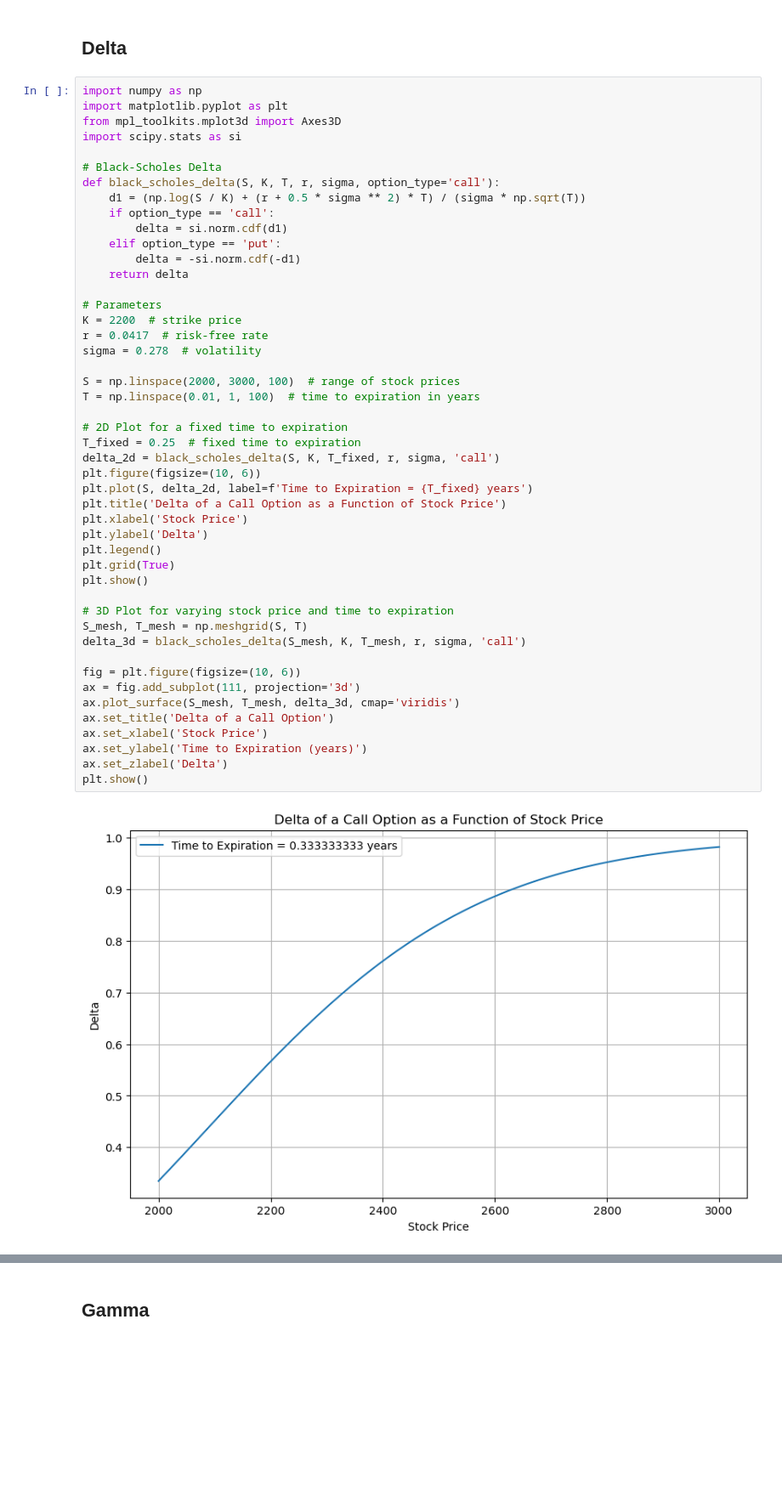
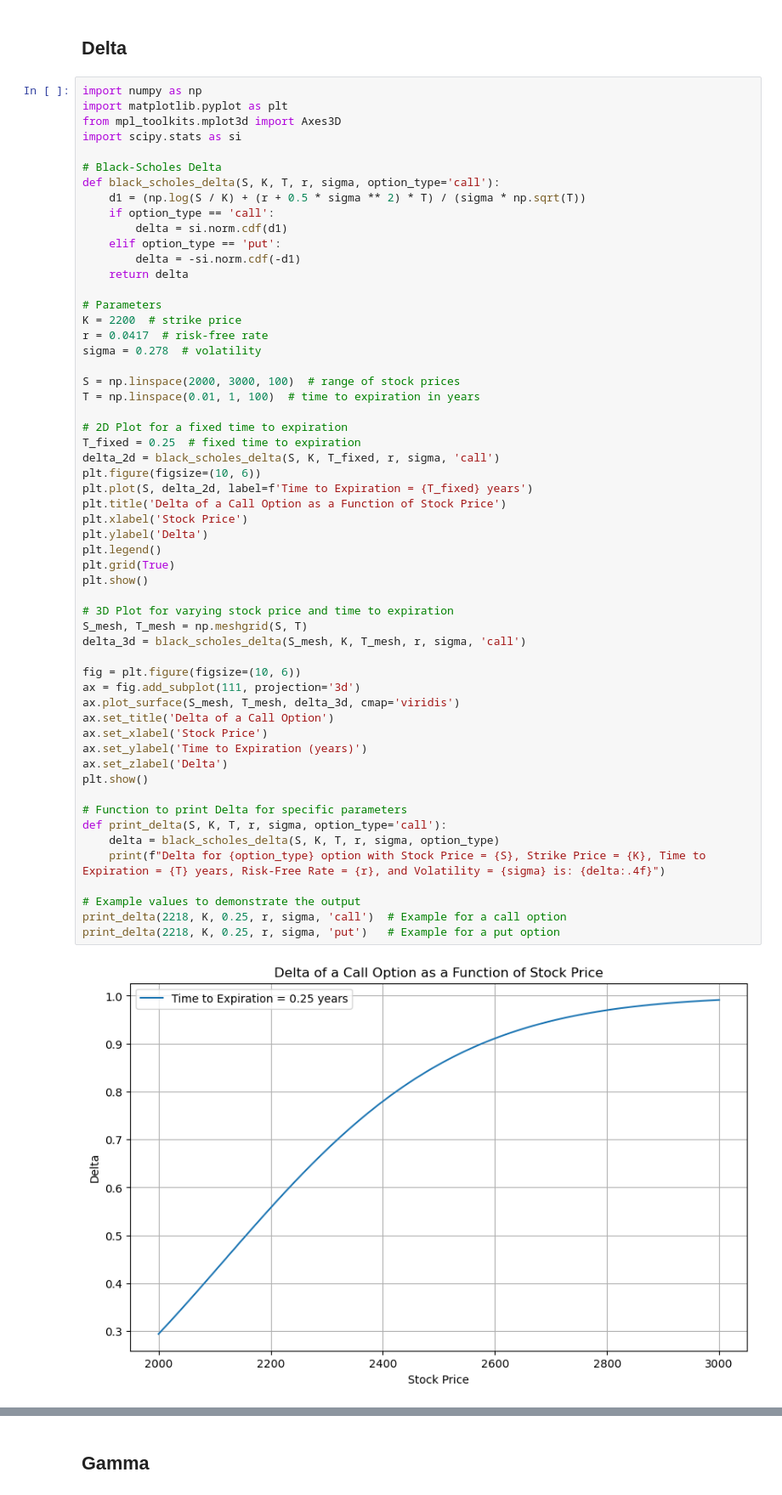
Before and after one commit to NuKa-CoLaa/CMF_Python, a Jupyter notebook: CMF_Assignment.ipynb, the cells around one changed output, grey strips where cells are left out. Shown at 85% size. Cells and saved outputs as stored; diff of their text form; blank space fills up the shorter version.

```diff
--- a/CMF_Assignment.ipynb
+++ b/CMF_Assignment.ipynb
@@ -346,32 +401,41 @@ r = 0.0417  # risk-free rate
 sigma = 0.278  # volatility
 
 S = np.linspace(2000, 3000, 100)  # range of stock prices
 T = np.linspace(0.01, 1, 100)  # time to expiration in years
 
 # 2D Plot for a fixed time to expiration
 T_fixed = 0.25  # fixed time to expiration
 delta_2d = black_scholes_delta(S, K, T_fixed, r, sigma, 'call')
 plt.figure(figsize=(10, 6))
 plt.plot(S, delta_2d, label=f'Time to Expiration = {T_fixed} years')
 plt.title('Delta of a Call Option as a Function of Stock Price')
 plt.xlabel('Stock Price')
 plt.ylabel('Delta')
 plt.legend()
 plt.grid(True)
 plt.show()
 
 # 3D Plot for varying stock price and time to expiration
 S_mesh, T_mesh = np.meshgrid(S, T)
 delta_3d = black_scholes_delta(S_mesh, K, T_mesh, r, sigma, 'call')
 
 fig = plt.figure(figsize=(10, 6))
 ax = fig.add_subplot(111, projection='3d')
 ax.plot_surface(S_mesh, T_mesh, delta_3d, cmap='viridis')
 ax.set_title('Delta of a Call Option')
 ax.set_xlabel('Stock Price')
 ax.set_ylabel('Time to Expiration (years)')
 ax.set_zlabel('Delta')
 plt.show()
+
+# Function to print Delta for specific parameters
+def print_delta(S, K, T, r, sigma, option_type='call'):
+    delta = black_scholes_delta(S, K, T, r, sigma, option_type)
+    print(f"Delta for {option_type} option with Stock Price = {S}, Strike Price = {K}, Time to Expiration = {T} years, Risk-Free Rate = {r}, and Volatility = {sigma} is: {delta:.4f}")
+
+# Example values to demonstrate the output
+print_delta(2218, K, 0.25, r, sigma, 'call')  # Example for a call option
+print_delta(2218, K, 0.25, r, sigma, 'put')   # Example for a put option
 # %% [output]
-[figure, old version]
+[figure, new version]
 [figure]
```
Also changed, not shown: parts of 7 cells of this notebook, 1 other file.
